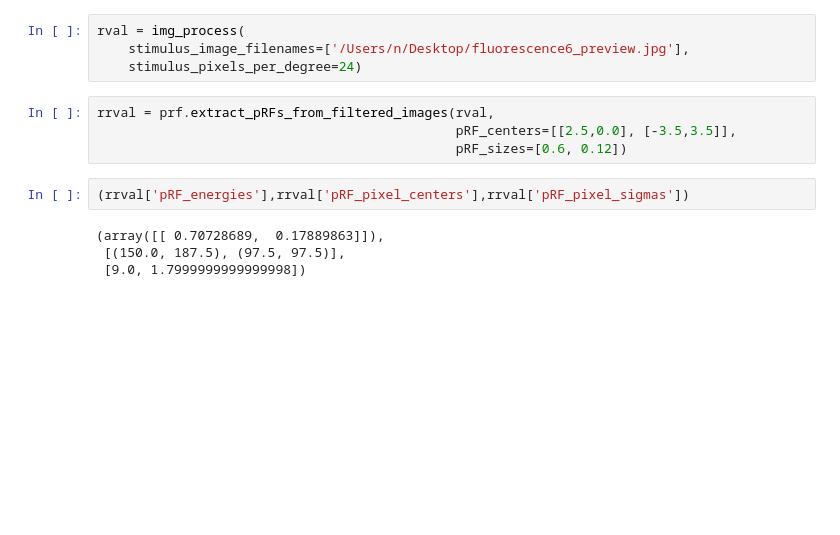
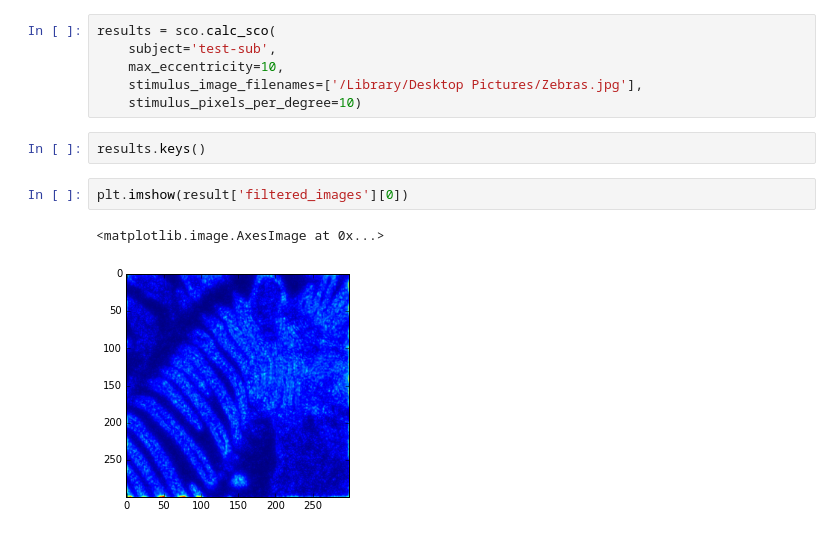
Before and after one commit to WinawerLab/sco, a Jupyter notebook: scratch.ipynb, the cells around one changed output. Saved outputs shown, nothing was run; the diff lists cells and outputs as text; blank space fills up the shorter version.

```diff
--- a/scratch.ipynb
+++ b/scratch.ipynb
@@ -43,14 +45,13 @@ pre_process = calc_chain(anat.import_freesurfer_pRF_chain, img_process)
-# %%
-rval = img_process(
-    stimulus_image_filenames=['/Users/n/Desktop/fluorescence6_preview.jpg'],
-    stimulus_pixels_per_degree=24)
-# %%
-rrval = prf.extract_pRFs_from_filtered_images(rval,
-                                              pRF_centers=[[2.5,0.0], [-3.5,3.5]],
-                                              pRF_sizes=[0.6, 0.12])
-# %%
-(rrval['pRF_energies'],rrval['pRF_pixel_centers'],rrval['pRF_pixel_sigmas'])
-# %% [output]
-(array([[ 0.70728689,  0.17889863]]),
- [(150.0, 187.5), (97.5, 97.5)],
- [9.0, 1.7999999999999998])
+# %%
+results = sco.calc_sco(
+    subject='test-sub',
+    max_eccentricity=10,
+    stimulus_image_filenames=['/Library/Desktop Pictures/Zebras.jpg'],
+    stimulus_pixels_per_degree=10)
+# %%
+results.keys()
+# %%
+plt.imshow(result['filtered_images'][0])
+# %% [output]
+<matplotlib.image.AxesImage at 0x...>
+[figure, added]
```
Also changed, not shown: parts of 5 cells of this notebook, 2 other files.
